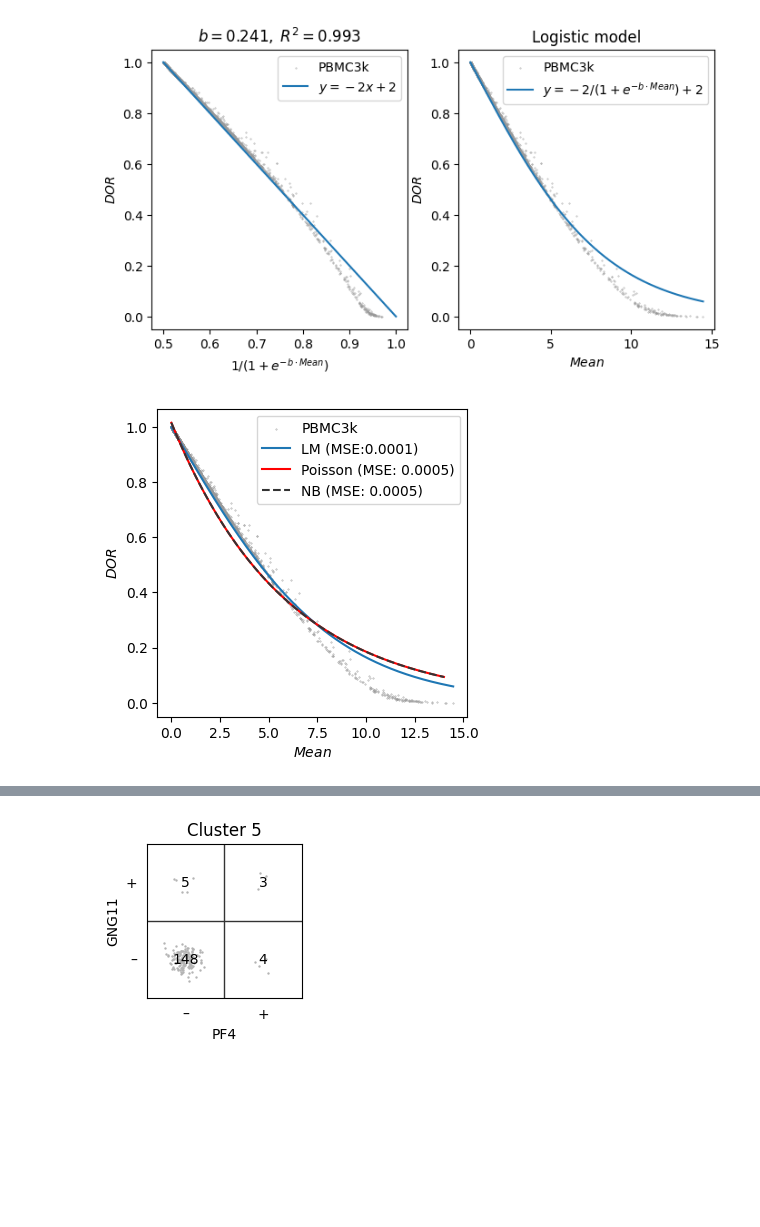
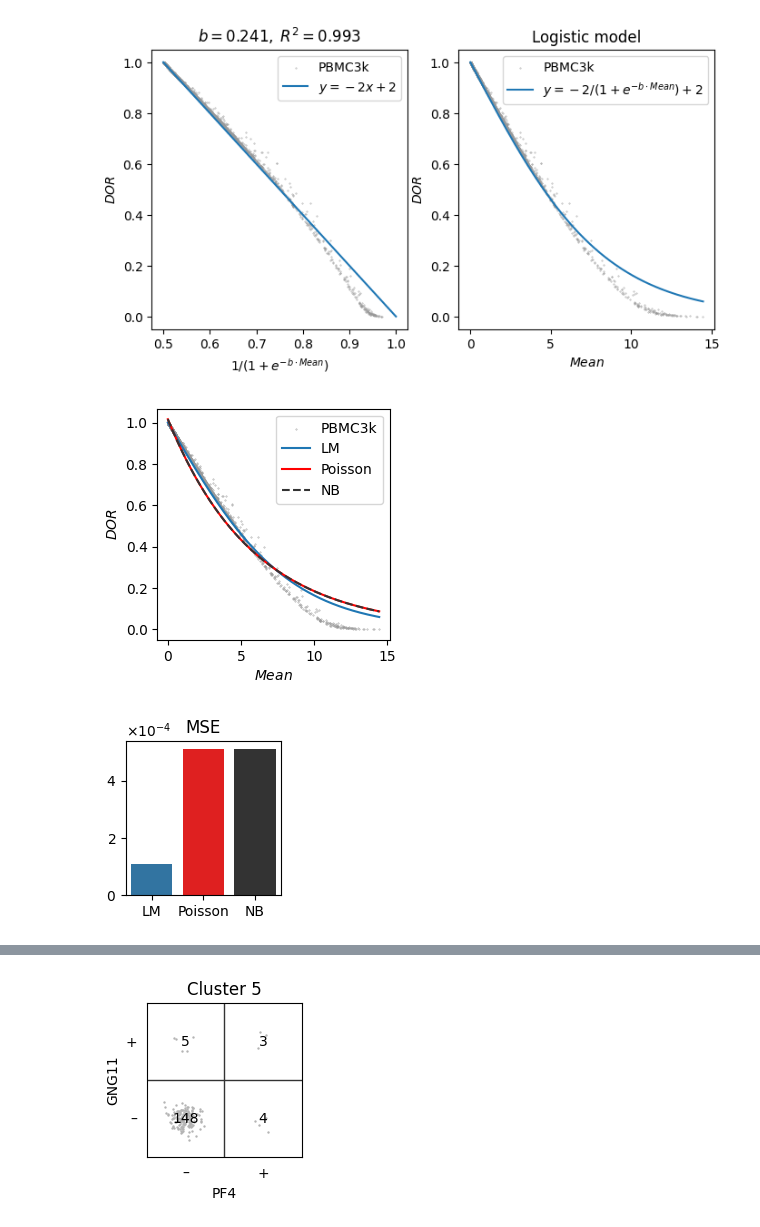
Before and after one commit to yo-aka-gene/grnet, a Jupyter notebook: docs/notebooks/pbmc3k_viz.ipynb, the cells around one changed output, grey strips where cells are left out. Drawn from its saved outputs; the diff is of its cells as text; code cells hidden in the pictures; blank space fills up the shorter version.

```diff
--- a/docs/notebooks/pbmc3k_viz.ipynb
+++ b/docs/notebooks/pbmc3k_viz.ipynb
@@ -707,14 +705,3 @@ ImportError: cannot import name 'ScipySparseMatrix' from 'grnet.dev' (/home/jovy
-# %%
-def binarize(data):
-    ret = data.copy()
-    ret.X = (ret.X != 0)
-    ret.var["coverage"] = np.ravel(
-        ret.X.sum(axis=0) / ret.shape[0]
-    )
-    ret.var["DOR"] = 1 - ret.var["coverage"]
-    ret.var["Mean"] = np.ravel(data.X.mean(axis=0))
-    ret.uns["binarized"] = True
-    return ret
 # %%
 binarize(conf.data).write(
     "/home/jovyan/data/pbmc3k_bin.h5ad"
@@ -852,9 +710,9 @@ class LogisticModel:
 fig, ax = plt.subplots(1, 2, figsize=(8, 4))
 
 lm = LogisticModel()
-lm.fit(conf.data)
+lm.fit(binarize(conf.data))
 lm.plot(ax=ax[0], label=f"{conf.dsname}")
-lm.calibration_plot(ax=ax[-1], label=f"{conf.dsname}")
+lm.calibration_plot(ax=ax[-1], label=f"{conf.dsname}", linelabel=lm.formula)
 ax[-1].set(title="Logistic model")
 
 fig.savefig(f"{conf.export}/calibration_curve.png", **kwarg_savefig)
@@ -886,22 +721,17 @@ res_nb = nb.fit()
+# %%
+poi = Poisson()
+poi.fit(binarize(conf.data))
+nb = NegativeBinomial()
+nb.fit(binarize(conf.data))
 # %%
 from sklearn.metrics import mean_squared_error as mse
 # %%
-fig, ax = plt.subplots(figsize=(4, 4))
+fig, ax = plt.subplots(figsize=(3, 3))
 
-lm.calibration_plot(ax, linelabel=f"LM (MSE:{lm.mse.round(4)})", label=f"{conf.dsname}")
-sns.lineplot(
-    x=np.linspace(0, 14, 100),
-    y=res_poi.predict(sm.add_constant(np.linspace(0, 14, 100))),
-    label=f"Poisson (MSE: {mse(lm.y, res_poi.predict(sm.add_constant(lm.x))).round(4)})",
-    c="r"
-)
-sns.lineplot(
-    x=np.linspace(0, 14, 100),
-    y=res_nb.predict(sm.add_constant(np.linspace(0, 14, 100))),
-    label=f"NB (MSE: {mse(lm.y, res_nb.predict(sm.add_constant(lm.x))).round(4)})",
-    linestyle="--", c=".2"
-)
+lm.calibration_plot(ax, label=f"{conf.dsname}")
+poi.calibration_plot(ax, hide_dots=True, linecolor="r")
+nb.calibration_plot(ax, hide_dots=True, linecolor=".2", linestyle="--")
 
 fig.savefig(f"{conf.export}/model_comparison.png", **kwarg_savefig)
 # %% [output]
-[figure, old version]
+[figure, new version]
@@ -907,0 +740,21 @@ fig.savefig(f"{conf.export}/model_comparison.png", **kwarg_savefig)
+# %%
+fig, ax = plt.subplots(figsize=(2, 2))
+
+sns.barplot(
+    data=pd.DataFrame({
+        "mse": [m.mse for m in [lm, poi, nb]],
+        "model": [m.name for m in [lm, poi, nb]]
+    }),
+    x="model", y="mse", hue="model", ax=ax,
+    linewidth=0, palette=["C0", "r", ".2"]
+)
+
+ax.ticklabel_format(
+    axis="y", style="sci", scilimits=(-5, -4), useMathText=True
+)
+
+ax.set(xlabel="", ylabel="", title="MSE")
+
+fig.savefig(f"{conf.export}/mse.png", **kwarg_savefig)
+# %% [output]
+[figure, added]
```
Also changed, not shown: parts of 10 cells of this notebook.
